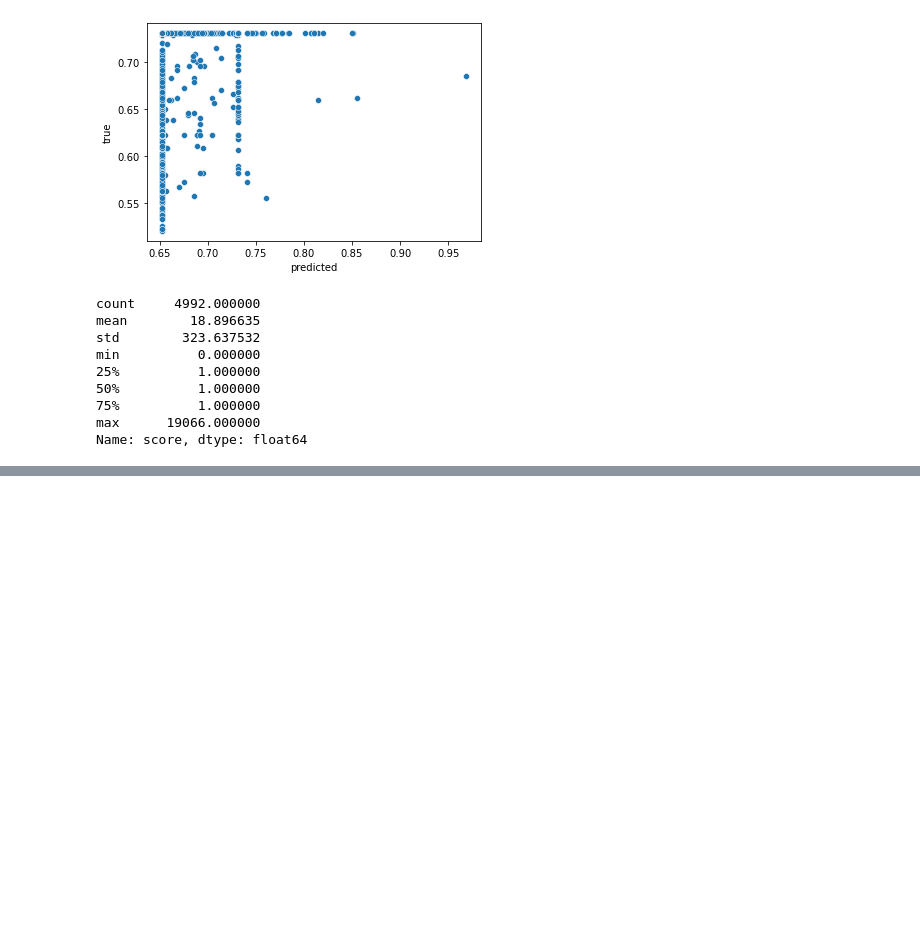
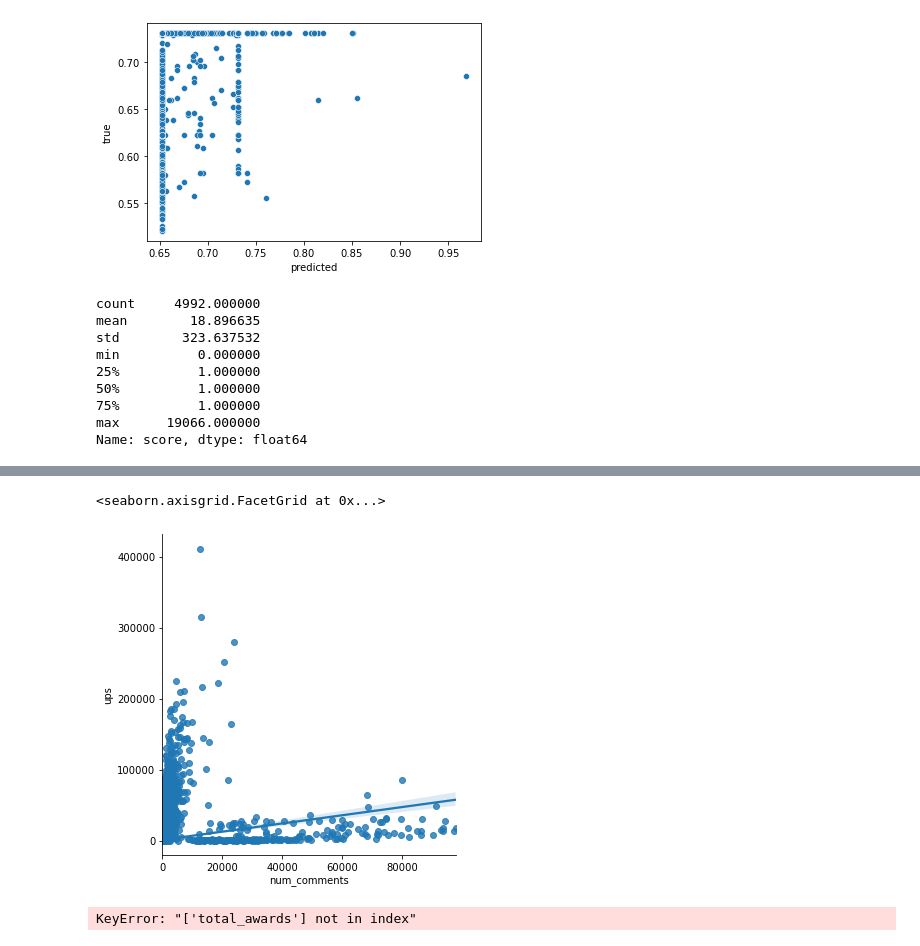
Before and after one commit to ElleNajt/ErdosInstitute-SIG_Project, a Jupyter notebook: Sandbox/ExploratoryDataAnalysis.ipynb, the cells around one changed output, grey strips where cells are left out. Saved outputs shown, nothing was run; the diff lists cells and outputs as text; code cells hidden in the pictures; blank space fills up the shorter version.

```diff
--- a/Sandbox/ExploratoryDataAnalysis.ipynb
+++ b/Sandbox/ExploratoryDataAnalysis.ipynb
@@ -267,0 +269,9 @@ NameError: name 'wsb_text' is not defined
+# %%
+sns.lmplot(data = wsb[wsb.ups >= 20], x = 'num_comments', y = 'ups')
+# %% [output]
+<seaborn.axisgrid.FacetGrid at 0x...>
+[figure, added]
+# %%
+sns.pairplot(data = wsb[wsb.ups >= 20][[ 'num_comments',  'ups', 'total_awards']])
+# %% [output]
+KeyError: "['total_awards'] not in index"
```
Also changed, not shown: parts of 9 cells of this notebook, 10 other files.
